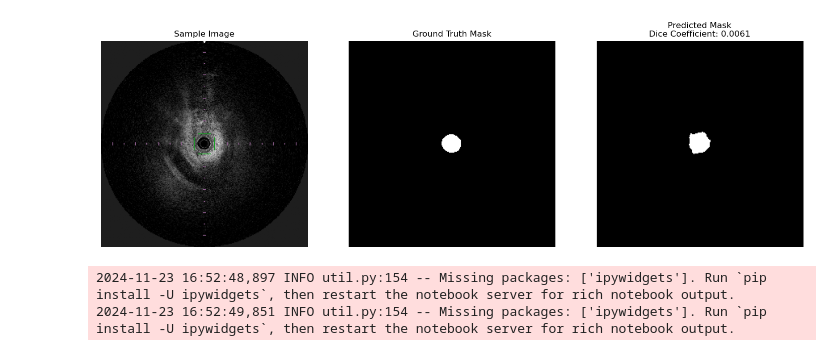
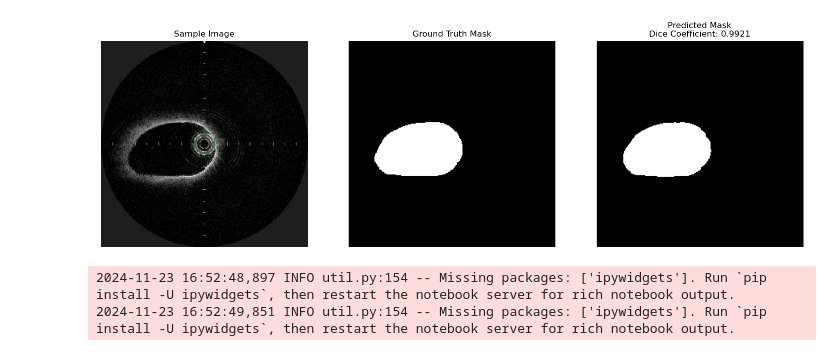
Before and after one commit to SamuelJessen/OCTSegmenter, a Jupyter notebook: training_loop.ipynb, the cells around one changed output. Cells and saved outputs as stored; diff of their text form; code cells hidden in the pictures.

Commit message:
Changed dice function, so it makes it over the whole batch

```diff
--- a/training_loop.ipynb
+++ b/training_loop.ipynb
@@ -162,7 +162,7 @@ class DiceLoss(nn.Module):
     def __init__(self, weight=None, size_average=True):
         super(DiceLoss, self).__init__()
 
-    def forward(self, inputs, targets, smooth=1):
+    def forward(self, inputs, targets, smooth=1e-6):
         #flatten label and prediction tensors
         inputs = inputs.view(-1)
         targets = targets.view(-1)
@@ -300,40 +300,39 @@ Epoch [6/10], Validation Loss: 0.9976, Validation Accuracy: 0.7269
 net.eval()
 
 # Load a sample image from the dataset
-sample_image, sample_mask, _, _ = dataset[0]  # Change the index to load a different sample
+sample_image, sample_mask, _, _ = dataset[50]  # Change the index to load a different sample
 
 # Move the sample image to the appropriate device
 sample_image = sample_image.to(device).unsqueeze(0)  # Add batch dimension
 
 # Make a prediction
 with torch.no_grad():
     prediction = net(sample_image)
 
 # Convert the prediction to a binary mask
 predicted_mask = (prediction > 0.5).float()
 
 # Calculate Dice coefficient
-intersection = torch.sum(predicted_mask * sample_mask.to(device))
-dice_coefficient = (2. * intersection) / (torch.sum(predicted_mask) + torch.sum(sample_mask.to(device)))
+dice_coefficient = criterion(predicted_mask, sample_mask.to(device))
 
 # Plot the sample image, ground truth mask, and predicted mask
 fig, ax = plt.subplots(1, 3, figsize=(18, 6))
 
 ax[0].imshow(sample_image.squeeze().permute(1, 2, 0).cpu().numpy())
 ax[0].set_title("Sample Image")
 ax[0].axis('off')
 
 ax[1].imshow(sample_mask.squeeze().cpu().numpy(), cmap='gray')
 ax[1].set_title("Ground Truth Mask")
 ax[1].axis('off')
 
 ax[2].imshow(predicted_mask.squeeze().cpu().numpy(), cmap='gray')
 ax[2].set_title(f"Predicted Mask\nDice Coefficient: {dice_coefficient:.4f}")
 ax[2].axis('off')
 
 plt.show()
 # %% [output]
-[figure, old version]
+[figure, new version]
 # %%
 import numpy as np
 import os
```
Also changed, not shown: parts of 1 cell of this notebook, 1 other file.
